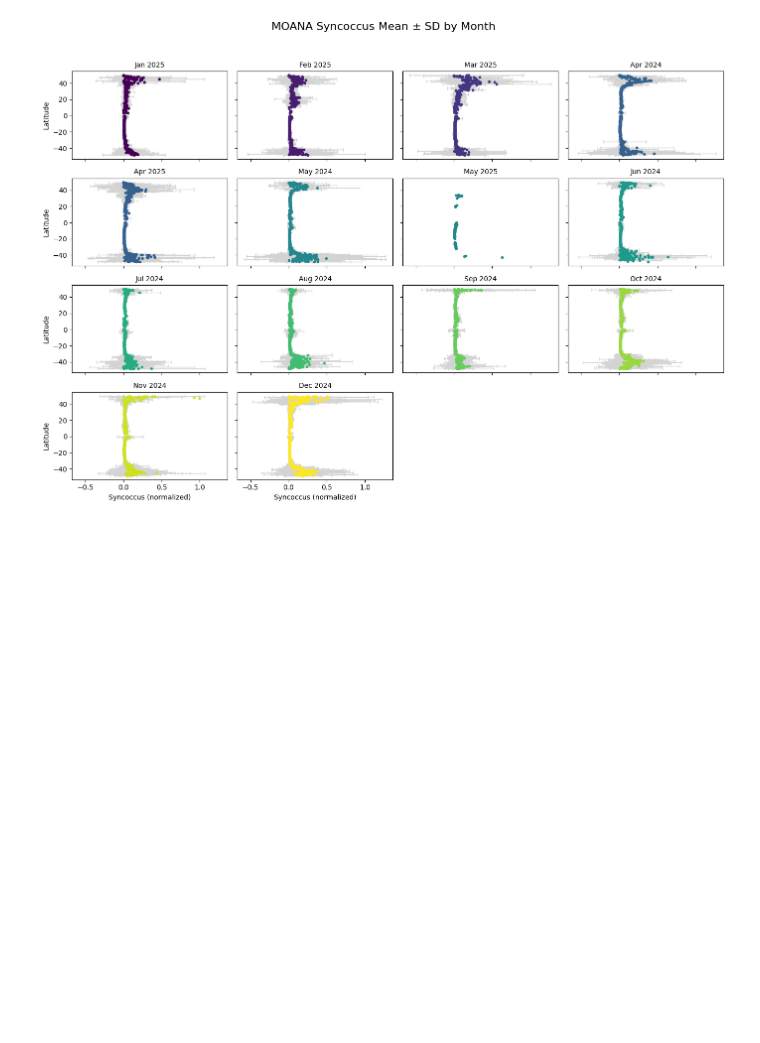
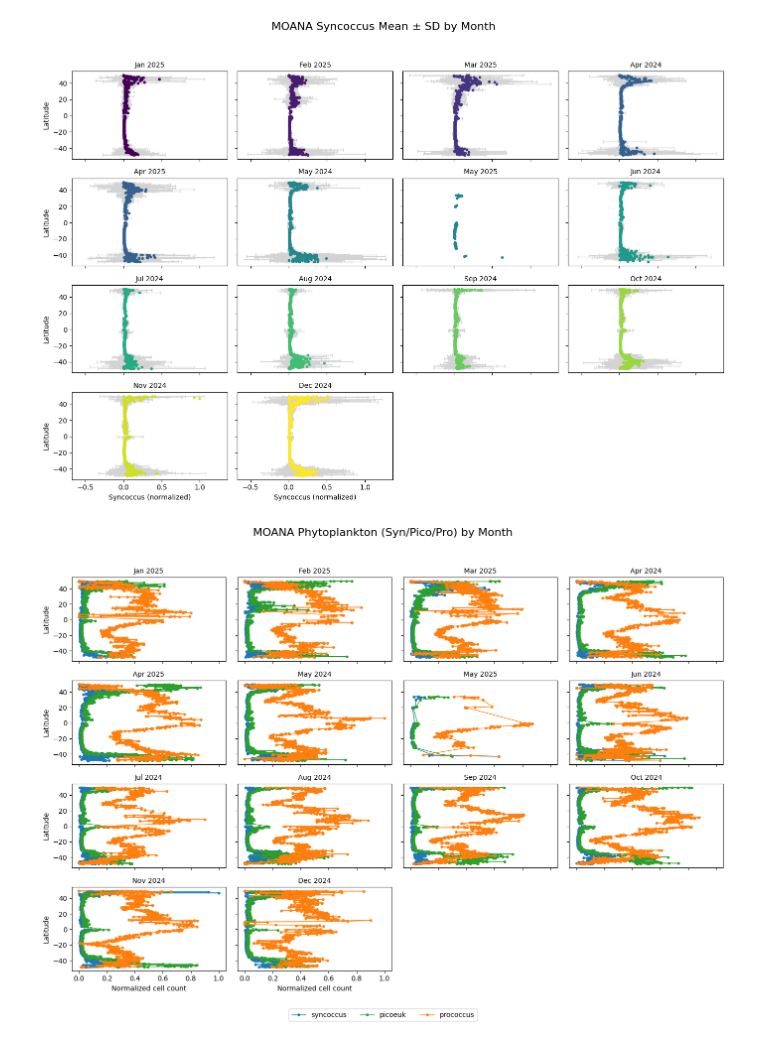
Before and after one commit to pedmondlerner/phytoSTEW, a Jupyter notebook: Team/Olivia/MOANA_Transect_Extraction.ipynb, the cells around one changed output. Saved outputs shown, nothing was run; the diff lists cells and outputs as text; code cells hidden in the pictures; blank space fills up the shorter version.

Commit message:
plot pro, cyn, pico along transect

```diff
--- a/Team/Olivia/MOANA_Transect_Extraction.ipynb
+++ b/Team/Olivia/MOANA_Transect_Extraction.ipynb
@@ -468,14 +487,14 @@ plt.show()
 # %% [output]
 [figure]
 # %%
-# Prep: extract and sort month names for color consistency
-df_syn_wide["month_dt"] = pd.to_datetime(df_syn_wide["month_year"], format="%b %Y")
-df_syn_wide["month_name"] = df_syn_wide["month_dt"].dt.strftime("%b")
-df_syn_wide["month_num"] = df_syn_wide["month_dt"].dt.month
+# Extract and sort month names
+df_syn_wide_norm["month_dt"] = pd.to_datetime(df_syn_wide_norm["month_year"], format="%b %Y")
+df_syn_wide_norm["month_name"] = df_syn_wide_norm["month_dt"].dt.strftime("%b")
+df_syn_wide_norm["month_num"] = df_syn_wide_norm["month_dt"].dt.month
 
 # Sort months chronologically
 months_sorted = (
-    df_syn_wide[["month_year", "month_name", "month_num"]]
+    df_syn_wide_norm[["month_year", "month_name", "month_num"]]
     .drop_duplicates()
     .sort_values("month_num")
     .reset_index(drop=True)
@@ -499,7 +518,7 @@ axes = axes.flatten()
 for i, month in enumerate(months):
     ax = axes[i]
 
-    plot_data = df_syn_wide[df_syn_wide["month_year"] == month]
+    plot_data = df_syn_wide_norm[df_syn_wide_norm["month_year"] == month]
     month_name = plot_data["month_name"].iloc[0]
     color = month_color_map[month_name]
 
@@ -530,3 +549,9 @@ plt.tight_layout(rect=[0, 0, 1, 0.95])
 plt.show()
 # %% [output]
 [figure]
+# %%
+group_palette = {
+    "syncoccus": "tab:blue",
+    "picoeuk": "tab:green",
+    "prococcus": "tab:orange",
+}
@@ -532,0 +562,45 @@ plt.show()
+# %%
+# Set up facet layout
+ncols = 4
+nrows = int(np.ceil(len(months) / ncols))
+fig, axes = plt.subplots(nrows=nrows, ncols=ncols, figsize=(14, 10), sharex=True, sharey=True)
+axes = axes.flatten()
+
+# Loop through each month
+for i, month in enumerate(months):
+    ax = axes[i]
+
+    for group in ["syncoccus", "picoeuk", "prococcus"]:
+        plot_data = df_all[(df_all["month_year"] == month) & (df_all["value"] == group)]
+        plot_data = plot_data.sort_values("Lat")
+
+        ax.plot(
+            plot_data["mean"],
+            plot_data["Lat"],
+            label=group,
+            color=group_palette[group],
+            marker="o",
+            markersize=3,
+            linewidth=1
+        )
+
+    ax.set_title(month, fontsize=10)
+    if i % ncols == 0:
+        ax.set_ylabel("Latitude")
+    if i >= len(axes) - ncols:
+        ax.set_xlabel("Normalized cell count")
+
+# Remove unused subplots
+for j in range(i + 1, len(axes)):
+    fig.delaxes(axes[j])
+
+# Legend
+handles, labels = ax.get_legend_handles_labels()
+fig.legend(handles, labels, loc="lower center", ncol=3, bbox_to_anchor=(0.5, -0.02))
+
+plt.suptitle("MOANA Phytoplankton (Syn/Pico/Pro) by Month", fontsize=16)
+plt.tight_layout(rect=[0, 0.03, 1, 0.95])
+plt.savefig("Figures/syn_pro_pico_by_month.png", dpi = 300, tight_layout = T)
+plt.show()
+# %% [output]
+[figure, added]
```
Also changed, not shown: parts of 7 cells of this notebook.
